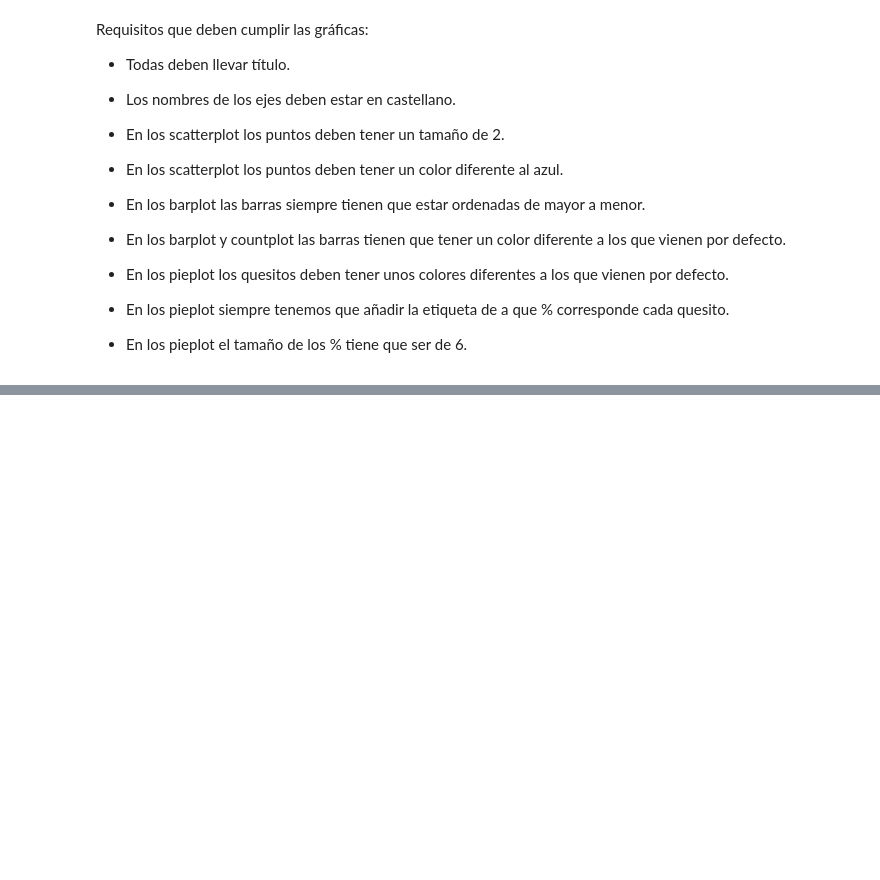
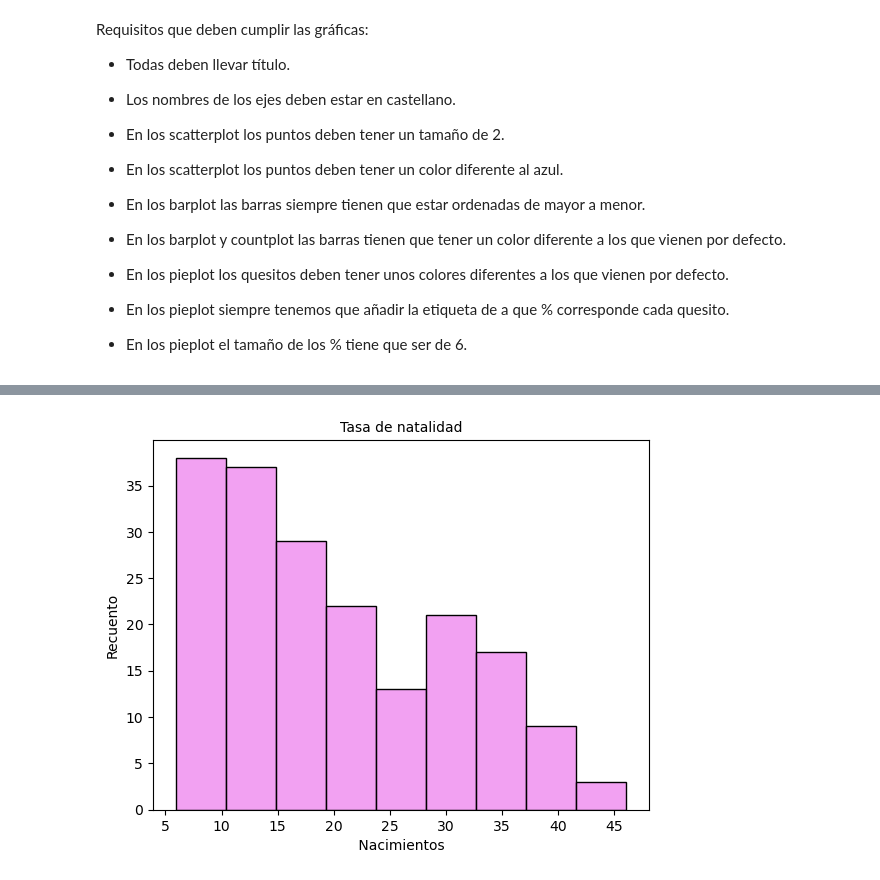
Before and after one commit to rebeca-enma/promoG-modulo3-sprint1-pairprogramming-Rebeca-Raquel, a Jupyter notebook: pair_visualizacion.ipynb, the cells around one changed output, grey strips where cells are left out. Cells and saved outputs as stored; diff of their text form; code cells hidden in the pictures; blank space fills up the shorter version.

Commit message:
Pair clase visualizacion

```diff
--- a/pair_visualizacion.ipynb
+++ b/pair_visualizacion.ipynb
@@ -74,0 +91,11 @@ Requisitos que deben cumplir las gráficas:
+# %%
+#Ejercicio 1
+sns.histplot(x = "birth_rate", data = df, color = "violet");
+
+plt.xlabel(" Nacimientos ")
+plt.ylabel("Recuento")
+plt.title("Tasa de natalidad", fontsize = 10);
+
+# La tasa de natalidad se refiere al numero de nacimientos vivos durante un año, la mayor tasa esta entre 5/10 niños por años
+# %% [output]
+[figure, added]
```
Also changed, not shown: parts of 16 cells of this notebook.
